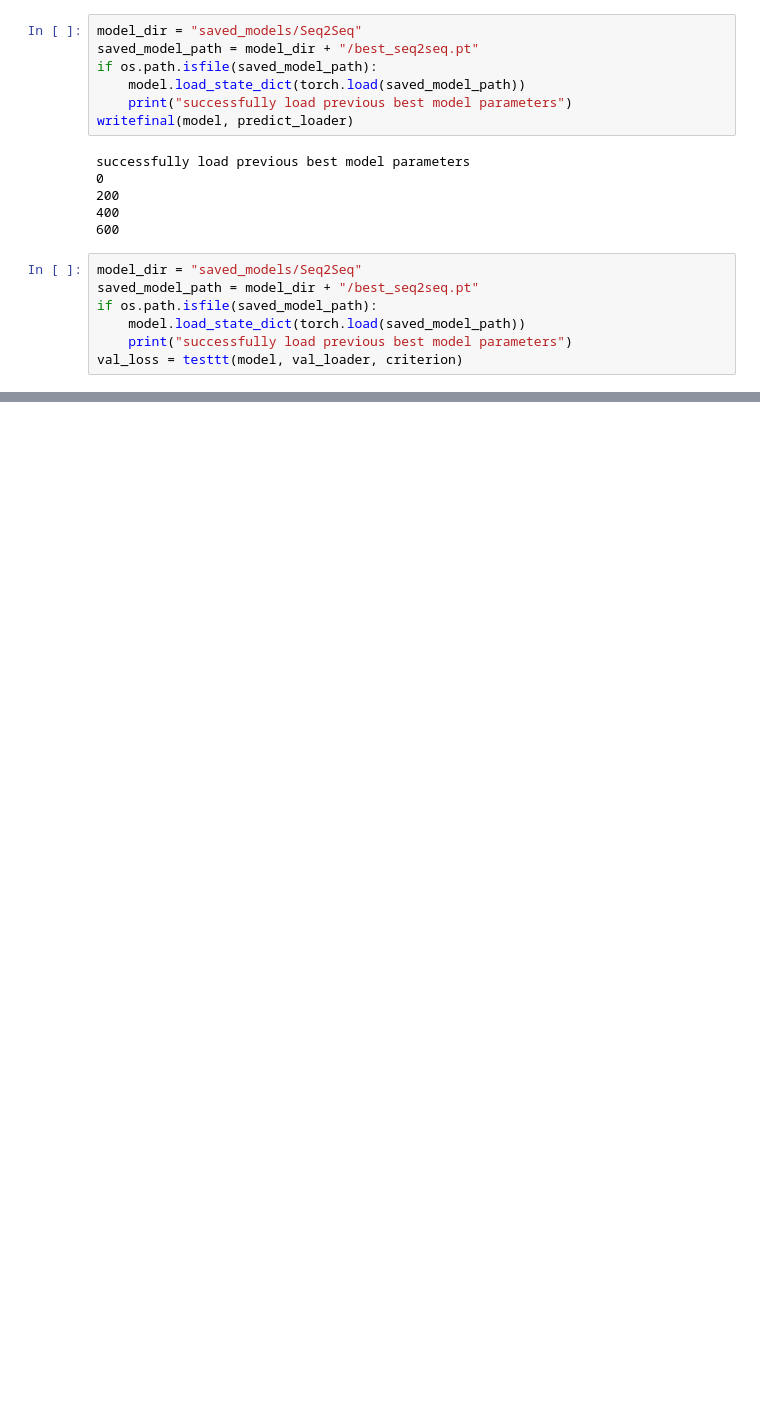
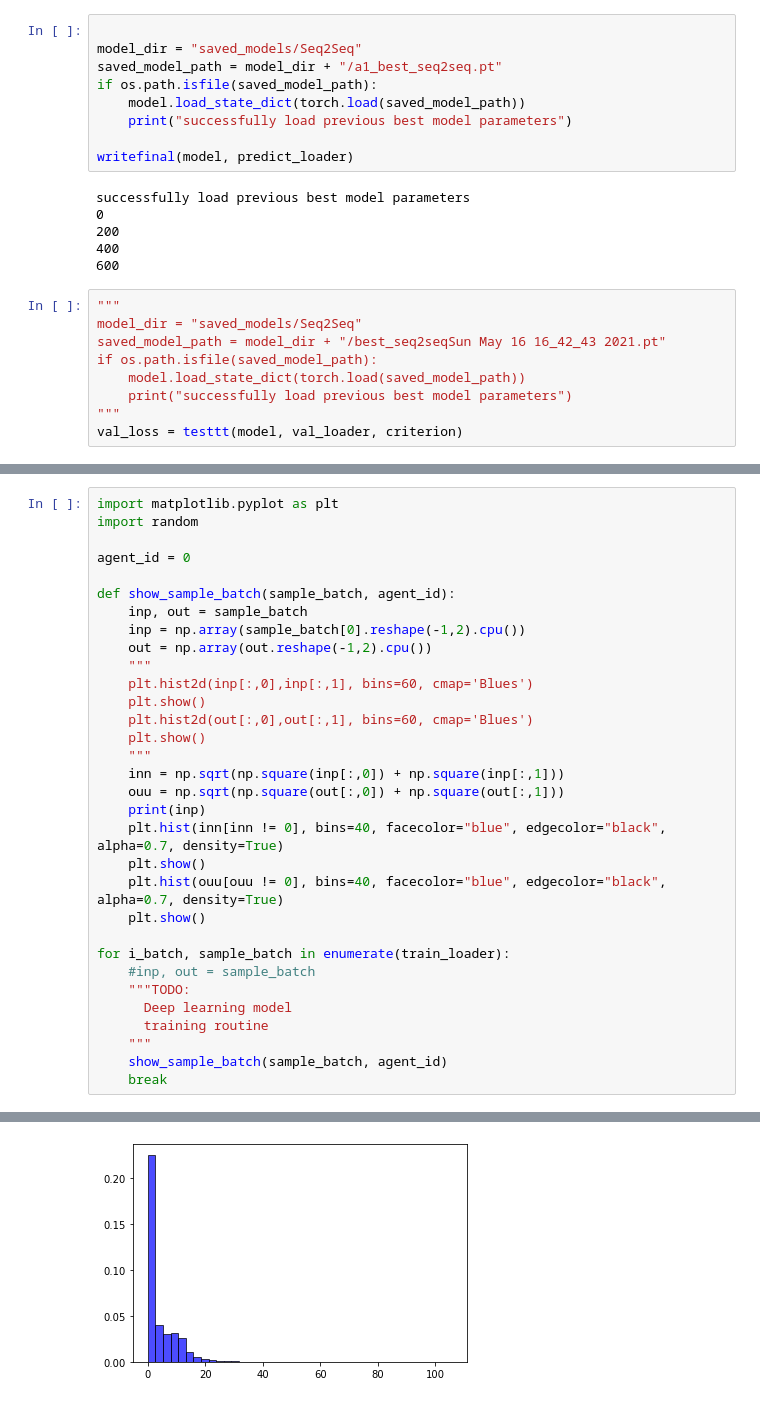
Before and after one commit to Jiayan-Dong/CSE-151B-Project, a Jupyter notebook: Load_Argoverse_Data_Public.ipynb, the cells around one changed output, grey strips where cells are left out. Drawn from its saved outputs; the diff is of its cells as text; blank space fills up the shorter version.

```diff
--- a/Load_Argoverse_Data_Public.ipynb
+++ b/Load_Argoverse_Data_Public.ipynb
@@ -410,9 +490,11 @@ KeyboardInterrupt:
 # %%
+
 model_dir = "saved_models/Seq2Seq"
-saved_model_path = model_dir + "/best_seq2seq.pt"
+saved_model_path = model_dir + "/a1_best_seq2seq.pt"
 if os.path.isfile(saved_model_path):
     model.load_state_dict(torch.load(saved_model_path))
     print("successfully load previous best model parameters")
+
 writefinal(model, predict_loader)
 # %% [output]
 successfully load previous best model parameters
@@ -421,10 +503,12 @@ successfully load previous best model parameters
 400
 600
 # %%
+"""
 model_dir = "saved_models/Seq2Seq"
-saved_model_path = model_dir + "/best_seq2seq.pt"
+saved_model_path = model_dir + "/best_seq2seqSun May 16 16_42_43 2021.pt"
 if os.path.isfile(saved_model_path):
     model.load_state_dict(torch.load(saved_model_path))
     print("successfully load previous best model parameters")
+"""
 val_loss = testtt(model, val_loader, criterion)
 # %% [output]
@@ -481,0 +532,33 @@ for i_batch, sample_batch in enumerate(val_loader):
+# %%
+import matplotlib.pyplot as plt
+import random
+
+agent_id = 0
+
+def show_sample_batch(sample_batch, agent_id):
+    inp, out = sample_batch
+    inp = np.array(sample_batch[0].reshape(-1,2).cpu())
+    out = np.array(out.reshape(-1,2).cpu())
+    """
+    plt.hist2d(inp[:,0],inp[:,1], bins=60, cmap='Blues')
+    plt.show()
+    plt.hist2d(out[:,0],out[:,1], bins=60, cmap='Blues')
+    plt.show()
+    """
+    inn = np.sqrt(np.square(inp[:,0]) + np.square(inp[:,1]))
+    ouu = np.sqrt(np.square(out[:,0]) + np.square(out[:,1]))
+    print(inp)
+    plt.hist(inn[inn != 0], bins=40, facecolor="blue", edgecolor="black", alpha=0.7, density=True)
+    plt.show()
+    plt.hist(ouu[ouu != 0], bins=40, facecolor="blue", edgecolor="black", alpha=0.7, density=True)
+    plt.show()
+
+for i_batch, sample_batch in enumerate(train_loader):
+    #inp, out = sample_batch
+    """TODO:
+      Deep learning model
+      training routine
+    """
+    show_sample_batch(sample_batch, agent_id)
+    break
+# %% [output]
@@ -481,0 +582 @@ for i_batch, sample_batch in enumerate(val_loader):
+[figure, added]
```
Also changed, not shown: parts of 14 cells of this notebook.
